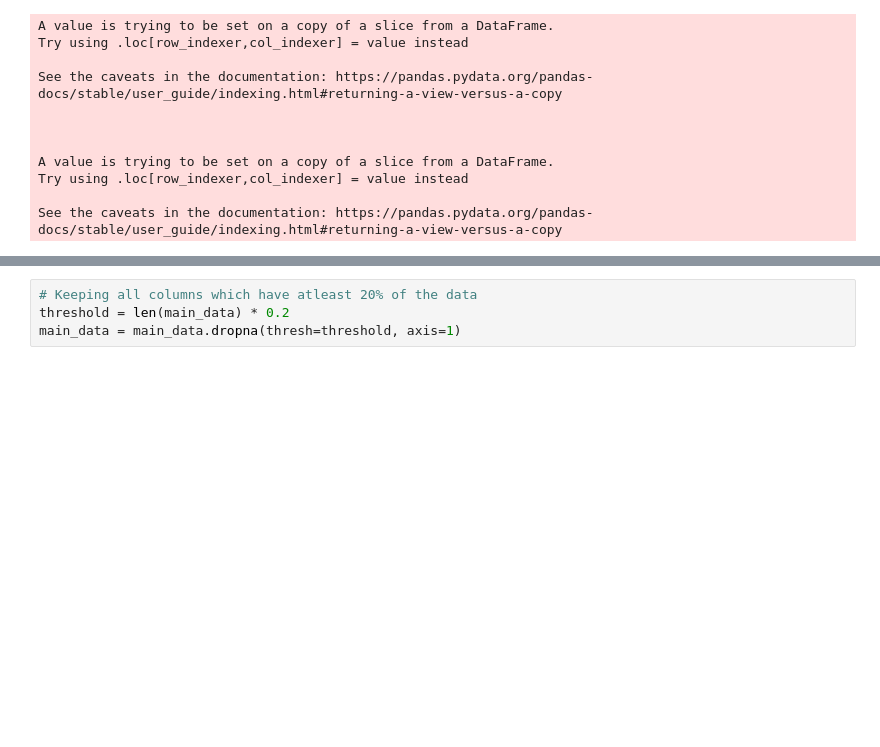
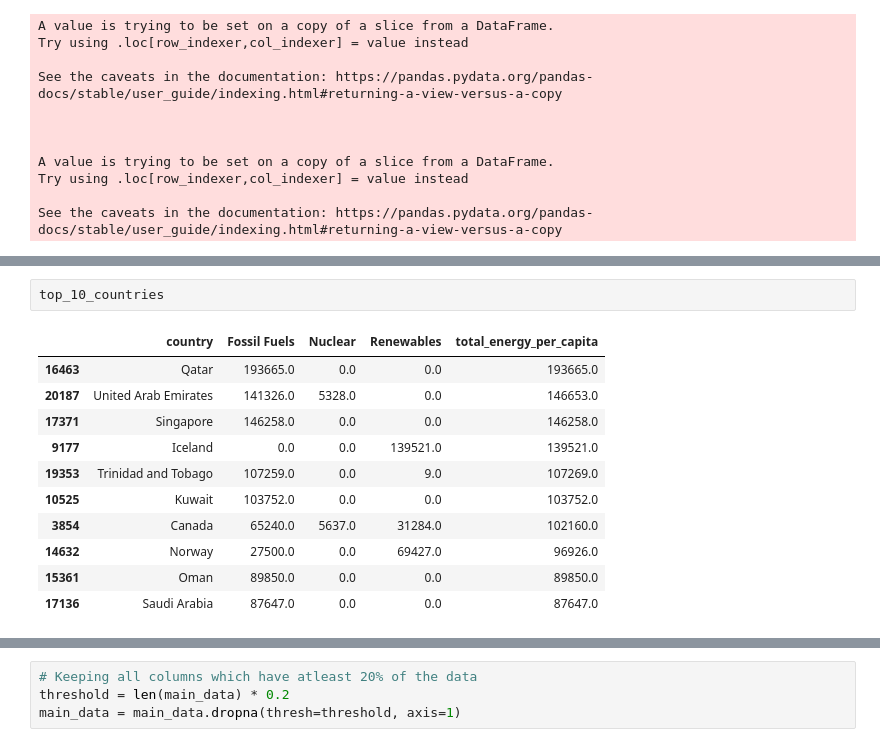
Before and after one commit to sinhasagar507/Analysis-of-Global-Renewable-Energy-Trends, a Jupyter notebook: notebooks/1.0_sinhasagar507_energyconsume.ipynb, the cells around one changed output, grey strips where cells are left out. Saved outputs shown, nothing was run; the diff lists cells and outputs as text; blank space fills up the shorter version.

```diff
--- a/notebooks/1.0_sinhasagar507_energyconsume.ipynb
+++ b/notebooks/1.0_sinhasagar507_energyconsume.ipynb
@@ -362,0 +380,14 @@ See the caveats in the documentation: https://pandas.pydata.org/pandas-docs/stab
+# %%
+top_10_countries
+# %% [output]
+|  | country | Fossil Fuels | Nuclear | Renewables | total_energy_per_capita |
+| 16463 | Qatar | 193665.0 | 0.0 | 0.0 | 193665.0 |
+| 20187 | United Arab Emirates | 141326.0 | 5328.0 | 0.0 | 146653.0 |
+| 17371 | Singapore | 146258.0 | 0.0 | 0.0 | 146258.0 |
+| 9177 | Iceland | 0.0 | 0.0 | 139521.0 | 139521.0 |
+| 19353 | Trinidad and Tobago | 107259.0 | 0.0 | 9.0 | 107269.0 |
+| 10525 | Kuwait | 103752.0 | 0.0 | 0.0 | 103752.0 |
+| 3854 | Canada | 65240.0 | 5637.0 | 31284.0 | 102160.0 |
+| 14632 | Norway | 27500.0 | 0.0 | 69427.0 | 96926.0 |
+| 15361 | Oman | 89850.0 | 0.0 | 0.0 | 89850.0 |
+| 17136 | Saudi Arabia | 87647.0 | 0.0 | 0.0 | 87647.0 |
```
Also changed, not shown: parts of 23 cells of this notebook.
